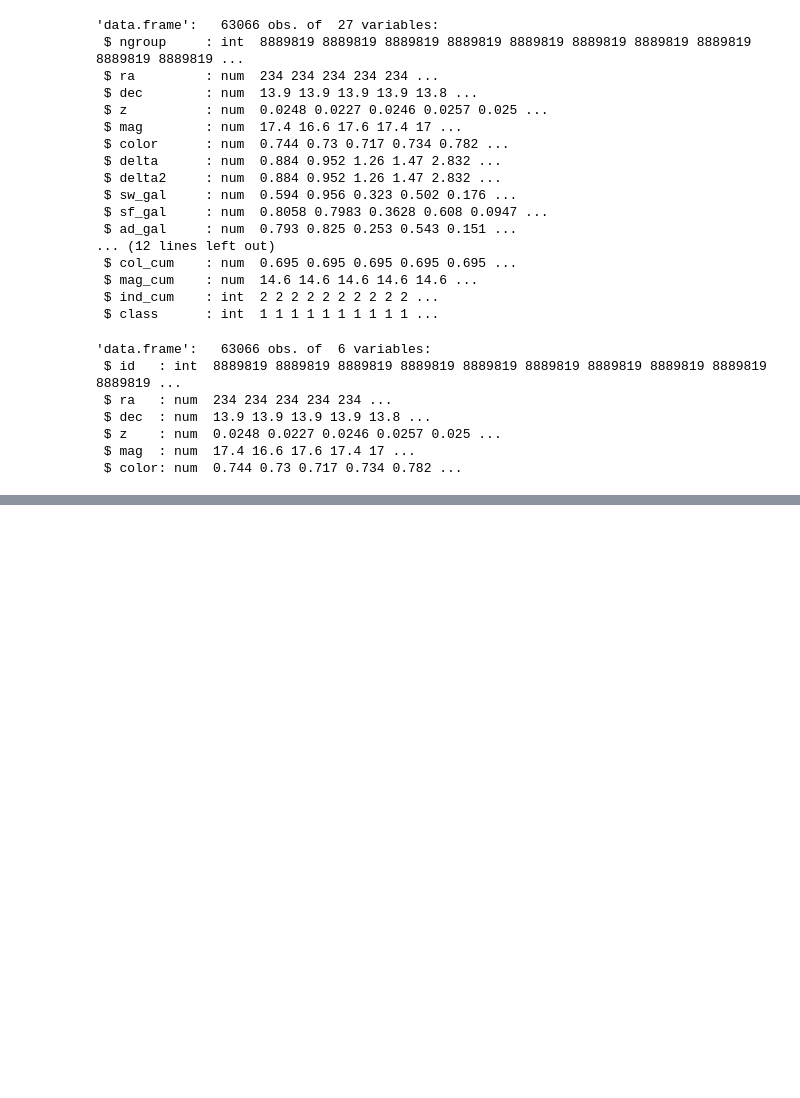
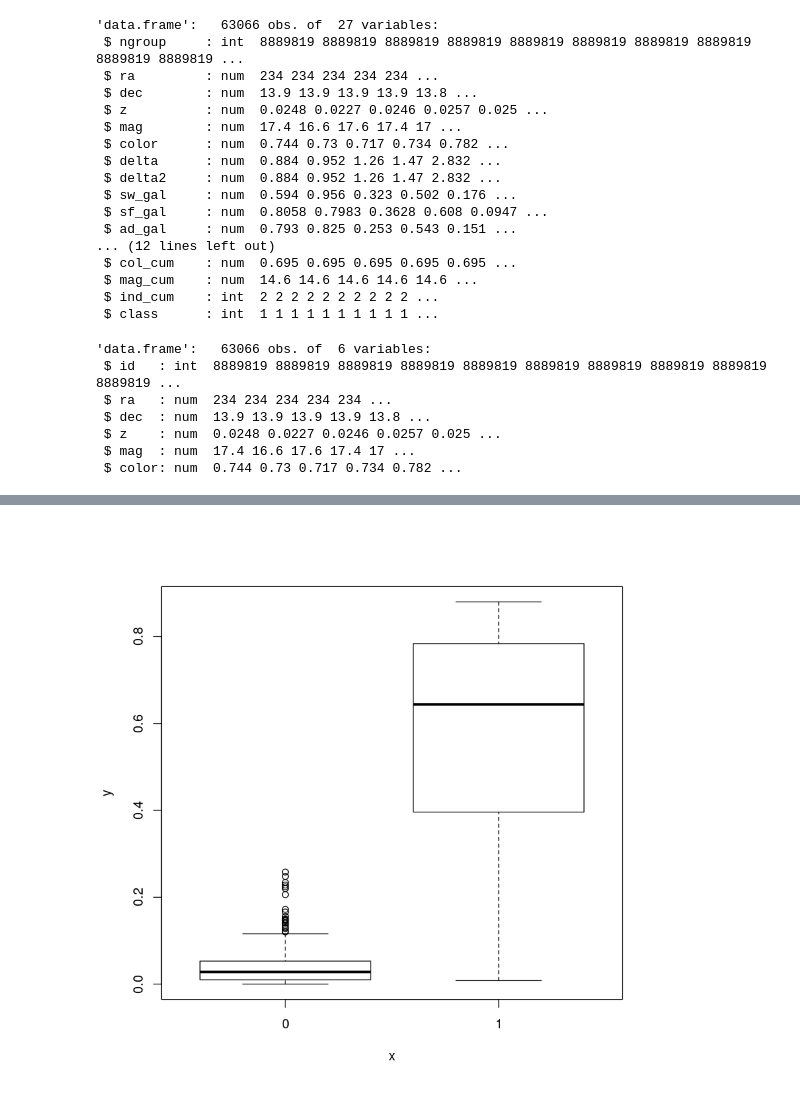
Before and after one commit to Martindelosrios/MeSsI, a Jupyter notebook: Examples/Example1.ipynb, the cells around one changed output, grey strips where cells are left out. Cells and saved outputs as stored; diff of their text form; code cells hidden in the pictures; blank space fills up the shorter version.

```diff
--- a/Examples/Example1.ipynb
+++ b/Examples/Example1.ipynb
@@ -91,0 +165,12 @@ GalaxiesData <- get_galaxies_features(data, ClustersData)
+# %%
+# Now let's load the output of the messi function and the real class of these clusters
+
+ClustersData <- read.table('test/clustersOutput.dat', header = TRUE)
+data(ClustersTestingset)
+ClustersData$id_mer <- as.factor(ClustersTestingset$id_mer)
+# %%
+# Let's plot the probability of being in merger vs the real class
+
+plot(ClustersData$id_mer, ClustersData$merProb)
+# %% [output]
+[figure, added]
```
Also changed, not shown: parts of 7 cells of this notebook, 3 other files.
